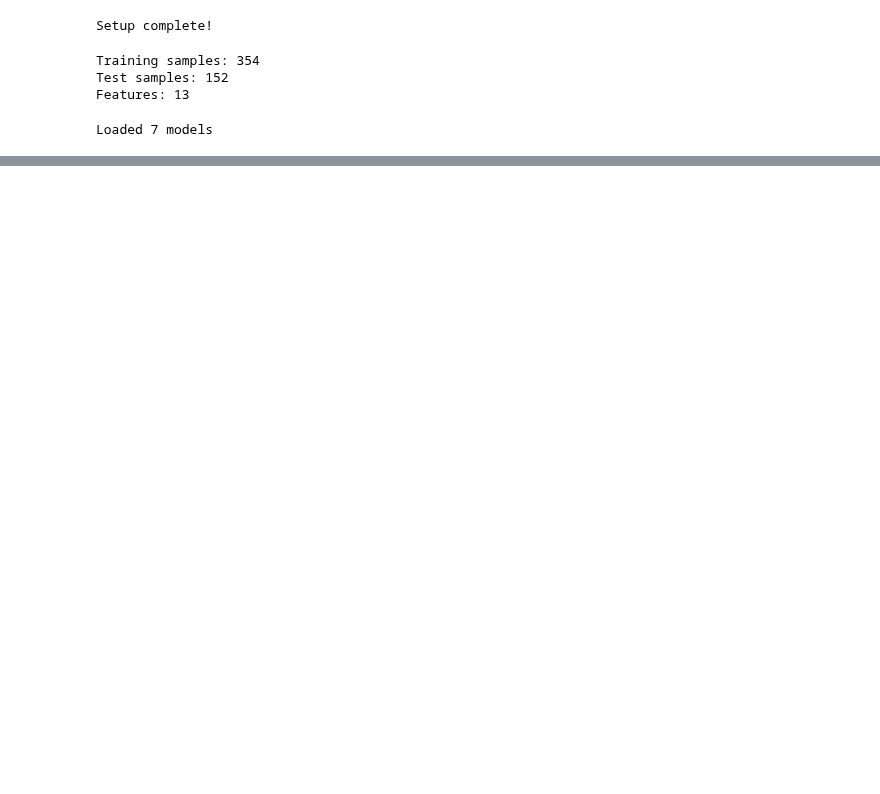
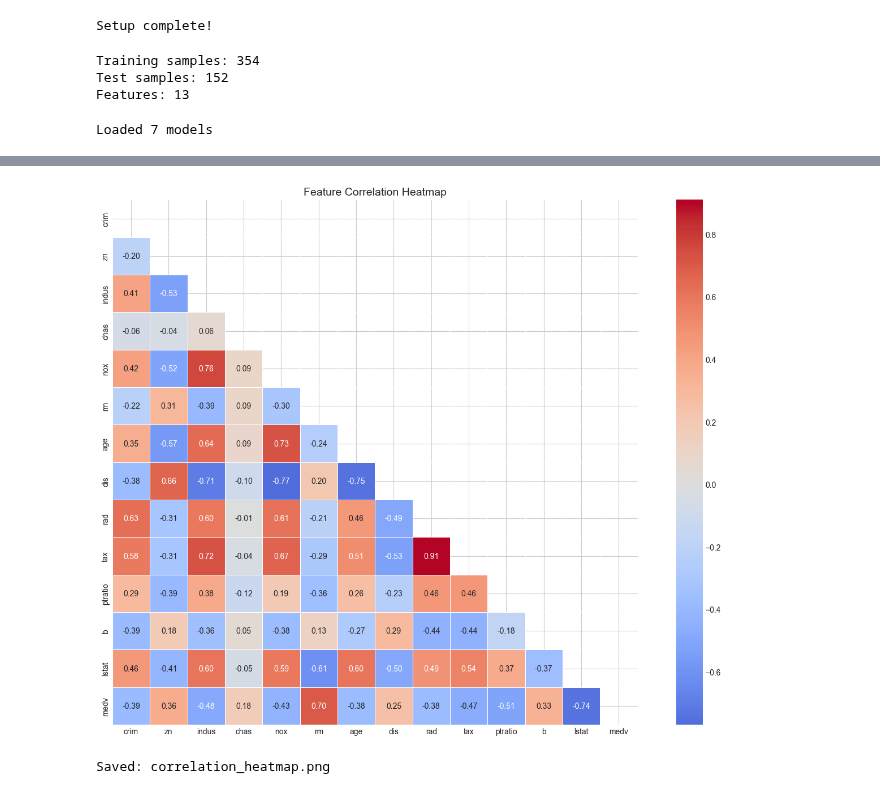
Before and after one commit to DeathSurfing/MLProjectHousePricePrediction, a Jupyter notebook: notebooks/datavisualization.ipynb, the cells around one changed output, grey strips where cells are left out. Saved outputs shown, nothing was run; the diff lists cells and outputs as text; code cells hidden in the pictures; blank space fills up the shorter version.

```diff
--- a/notebooks/datavisualization.ipynb
+++ b/notebooks/datavisualization.ipynb
@@ -250,21 +265,24 @@ print("Saved: feature_importance.png")
 # %%
 # 7. CORRELATION HEATMAP
 # Load full dataset for correlation
 import kagglehub
-path = kagglehub.dataset_download("arunjukir245/boston-housing-dataset")
+path = kagglehub.dataset_download("arunjangir245/boston-housing-dataset")
 df = pd.read_csv(path + '/BostonHousing.csv')
 df = df.fillna(df.median())
 
 plt.figure(figsize=(14, 10))
 corr_matrix = df.corr()
 mask = np.triu(np.ones_like(corr_matrix, dtype=bool))
 sns.heatmap(corr_matrix, mask=mask, annot=True, cmap='coolwarm', center=0,
             fmt='.2f', square=True, linewidths=0.5)
 plt.title('Feature Correlation Heatmap', fontsize=14)
 plt.tight_layout()
 plt.savefig(f'{RESULTS_DIR}/correlation_heatmap.png', dpi=150, bbox_inches='tight')
 plt.show()
 print("Saved: correlation_heatmap.png")
+# %% [output]
+[figure, added]
+Saved: correlation_heatmap.png
 # %%
 # 8. TARGET VARIABLE DISTRIBUTION
 fig, axes = plt.subplots(1, 2, figsize=(14, 5))
```
Also changed, not shown: parts of 11 cells of this notebook.
